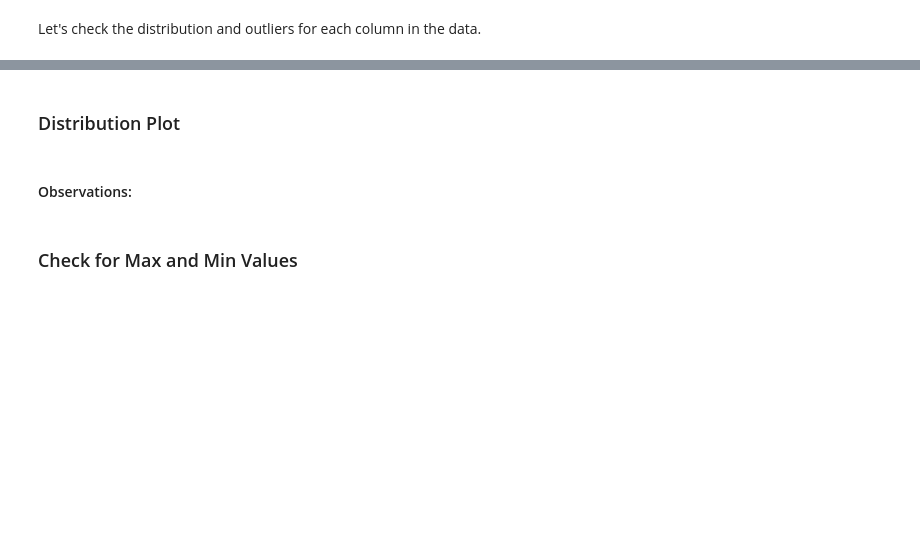
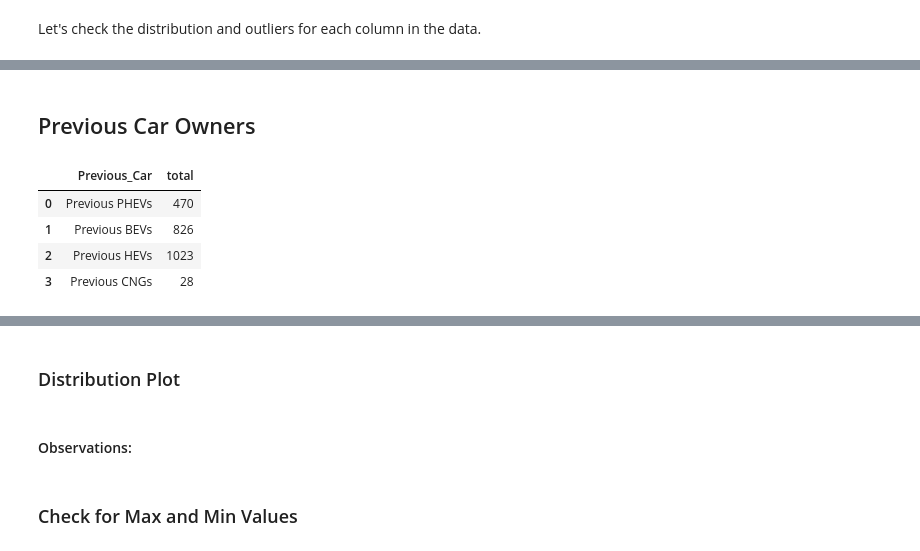
Before and after one commit to whartzler/Class_Project, a Jupyter notebook: Project_Template.ipynb, the cells around one changed output, grey strips where cells are left out. Drawn from its saved outputs; the diff is of its cells as text; code cells hidden in the pictures; blank space fills up the shorter version.

```diff
--- a/Project_Template.ipynb
+++ b/Project_Template.ipynb
@@ -231,0 +406,13 @@ histogram_boxplot(fcv_df['Household Income'])
+# %% [markdown]
+## Previous Car Owners
+# %%
+previous_car_sum = pd.DataFrame({'total': previous_car.sum()})
+previous_car_sum = previous_car_sum.reset_index()
+previous_car_sum = previous_car_sum.rename(columns={'index': 'Previous_Car'})
+previous_car_sum
+# %% [output]
+|  | Previous_Car | total |
+| 0 | Previous PHEVs | 470 |
+| 1 | Previous BEVs | 826 |
+| 2 | Previous HEVs | 1023 |
+| 3 | Previous CNGs | 28 |
```
Also changed, not shown: parts of 27 cells of this notebook.
